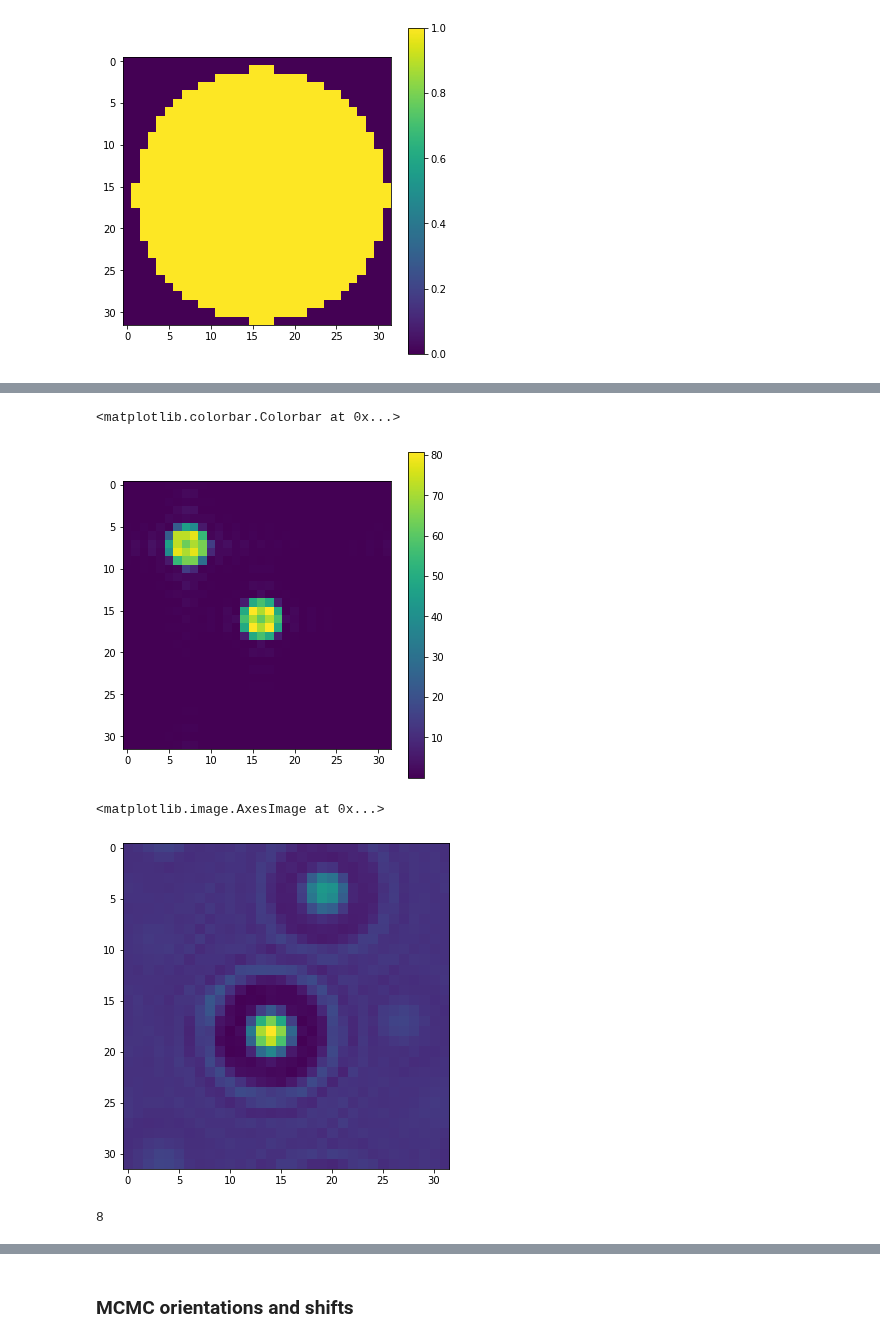
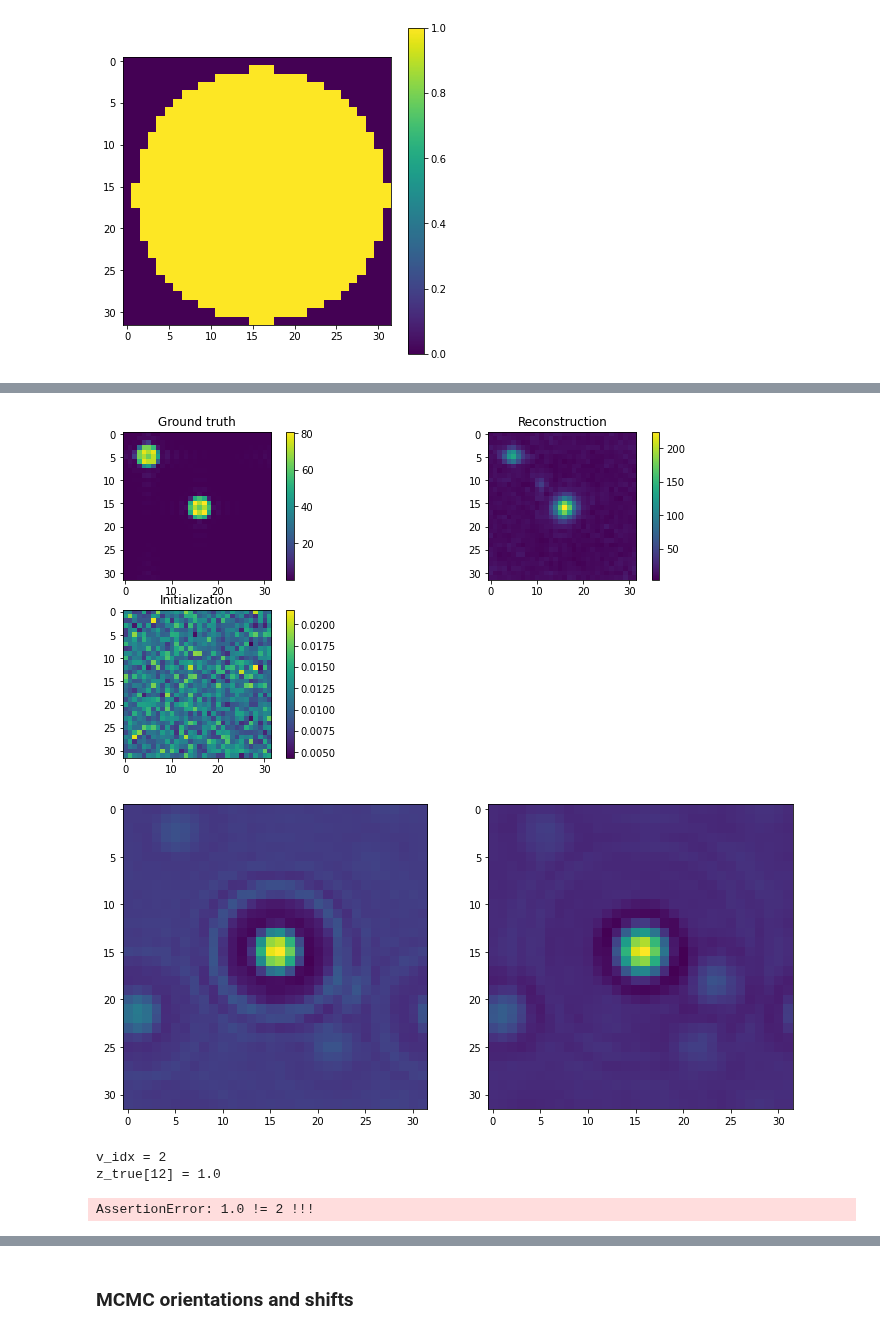
Before and after one commit to bogdantoader/simplecryoem, a Jupyter notebook: nb/Reconstruction_data.ipynb, the cells around one changed output, grey strips where cells are left out. Drawn from its saved outputs; the diff is of its cells as text; code cells hidden in the pictures.

Commit message:
latest classes, working ok i think

```diff
--- a/nb/Reconstruction_data.ipynb
+++ b/nb/Reconstruction_data.ipynb
@@ -688,9 +727,11 @@ plt.hist(bins[:-1], bins, weights=counts)
 # %%
 # Load the correct volumes
 
+print(classes)
+
 vols = []
 vols_r = []
-for i in jnp.arange(10):
+for i in classes:
     with mrcfile.open(f"/gpfs/gibbs/pi/lederman/dge5/SimulatedData/{i}_volume.mrc") as file:
         v = file.data
 
@@ -845,4 +876,7 @@ ctf_params_batch = jnp.array(np.array_split(ctf_params, N_batch))
 # %%
+K = len(classes)
+alpha_d = 10* jnp.ones(K)
+
 alpha = 1e-9
 #alpha = 1e-6
 #alpha=1e-7
@@ -871,16 +905,21 @@ grad_loss_volume, grad_loss_volume_sum = get_grad_v_funcs(loss_func, loss_func_s
 
 loss_proj_func_batched0 = get_loss_proj_funcs(apply_shifts_and_ctf, x_grid, alpha = 0)
 
-proposal_func_orientations_u, proposal_func_orientations_p, proposal_func_shifts, proposal_func_vol, proposal_func_vol_batch = get_jax_proposal_funcs(
-    loss_func_batched0, loss_proj_func_batched0, loss_func_sum, grad_loss_volume_sum,
-    sigma_noise, B_list, dt_list, L, M)
+
 
 #logPi = lambda v : -loss_func_sum(v, angles_rec, shifts_rec, ctf_params, imgs_f, sigma_noise)
 #gradLogPi = lambda v : -jnp.conj(grad_loss_volume_sum(v, angles_rec, shifts_rec, ctf_params, imgs_f, sigma_noise))
 #gradLogPi = lambda v : gradLogPi_split(v, angles_rec, shifts, ctf_params, imgs_f, sigma_noise, 10)
 
 
-proposal_z_idx, proposal_z_batch, proposal_z_batch_correct = get_class_proposal_func(loss_func_batched, loss_func_sum, sigma_noise, alpha_d, K)
+
+loss_func_z, loss_func_z_batched, loss_func_z_sum, grad_loss_volume_z, grad_loss_volume_sum_z = get_loss_grad_funcs_classes(loss_func)
+
+proposal_z_idx, proposal_z_batch, proposal_z_batch_correct = get_class_proposal_func(loss_func_z_batched, loss_func_z_sum, sigma_noise, alpha_d, K)
+
+proposal_func_orientations_u, proposal_func_orientations_p, proposal_func_shifts, proposal_func_vol, proposal_func_vol_batch = get_jax_proposal_funcs(
+    loss_func_batched0, loss_proj_func_batched0, loss_func_z_sum, grad_loss_volume_sum_z,
+    sigma_noise, B_list, dt_list, L, M)
 # %% [output]
 [figure]
 # %%
@@ -943 +1001,3 @@ z_r.shape
+# %%
+v_rec_r = jnp.array([ jnp.fft.fftshift(jnp.real(jnp.fft.ifftn(v))) for v in v_rec])
 # %%
@@ -970,15 +1028,41 @@ plt.imshow(jnp.real(jnp.fft.fftshift(jnp.fft.ifftn(imgs_f[idx].reshape([nx,nx]))
 # %%
+
+v_idx = 2
+
+plt.rcParams["figure.figsize"]=12,6
+plt.subplot(2,2,1)
 mip_y(vols_r[v_idx]); plt.colorbar()
+plt.title("Ground truth")
+
+plt.subplot(2,2,2)
+mip_y(v_rec_r[v_idx]); plt.colorbar()
+plt.title("Reconstruction")
+
+plt.subplot(2,2,3)
+mip_y(jnp.real(jnp.fft.fftshift(jnp.fft.ifftn(v0[v_idx])))); plt.colorbar()
+plt.title("Initialization")
+
+plt.rcParams["figure.figsize"]=6,6
 # %% [output]
-<matplotlib.colorbar.Colorbar at 0x...>
-[figure, old version]
+[figure, new version]
 # %%
+plt.rcParams["figure.figsize"]=12,6
+plt.subplot(1,2,1)
 sl = slice_func(vols[v_idx], angles[idx], shifts[idx], ctf_params[idx])
 plt.imshow(jnp.real(jnp.fft.fftshift(jnp.fft.ifftn(sl.reshape([nx,nx])))))
+
+plt.subplot(1,2,2)
+sl = slice_func(v_rec[v_idx], angles[idx], shifts[idx], ctf_params[idx])
+plt.imshow(jnp.real(jnp.fft.fftshift(jnp.fft.ifftn(sl.reshape([nx,nx])))))
+
+plt.rcParams["figure.figsize"]=6,6
 # %% [output]
-<matplotlib.image.AxesImage at 0x...>
-[figure, old version]
+[figure, new version]
 # %%
-z_true[idx]
+print(f"v_idx = {v_idx}")
+print(f"z_true[{idx}] = {z_true[idx]}")
+assert z_true[idx] == v_idx, f"{z_true[idx]} != {v_idx} !!!"
 # %% [output]
-8
+v_idx = 2
+z_true[12] = 1.0
+AssertionError: 1.0 != 2 !!!
```
Also changed, not shown: parts of 32 cells of this notebook, 4 other files.
